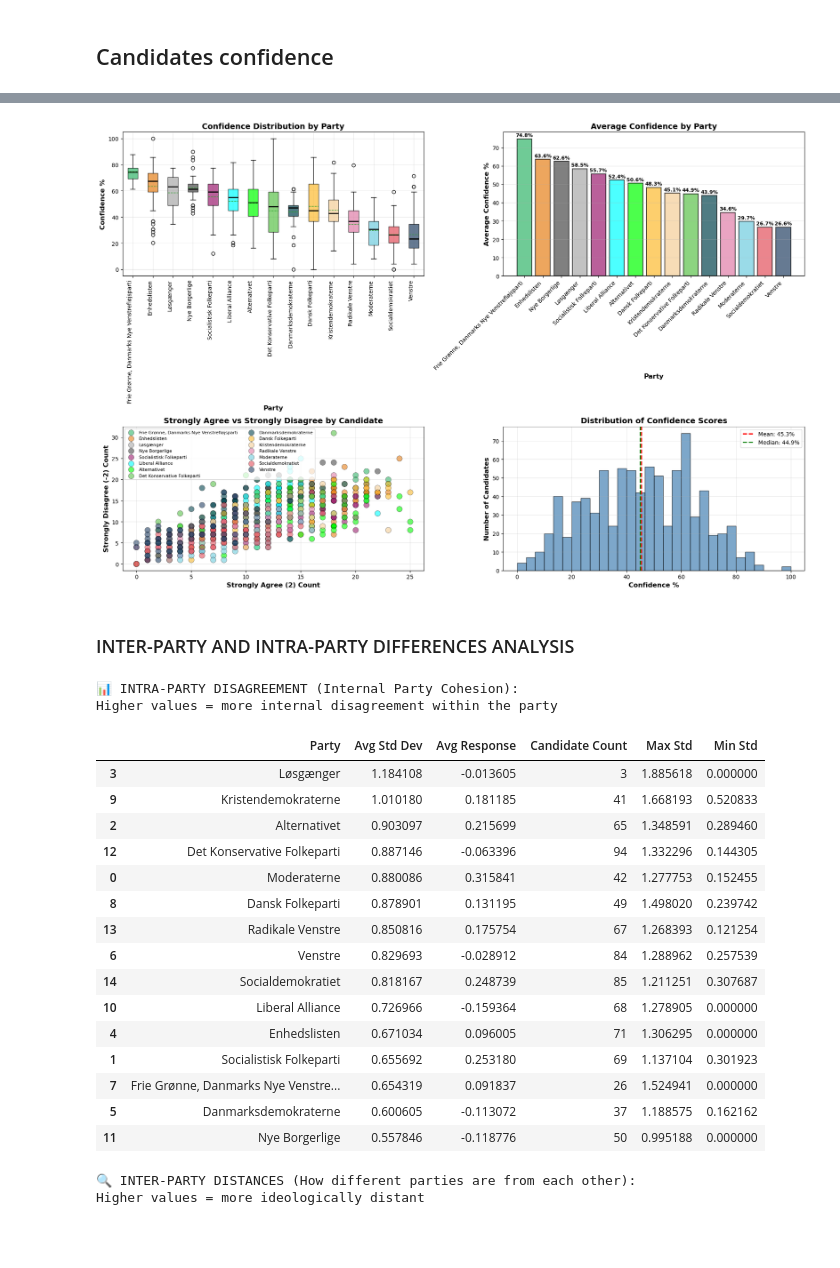
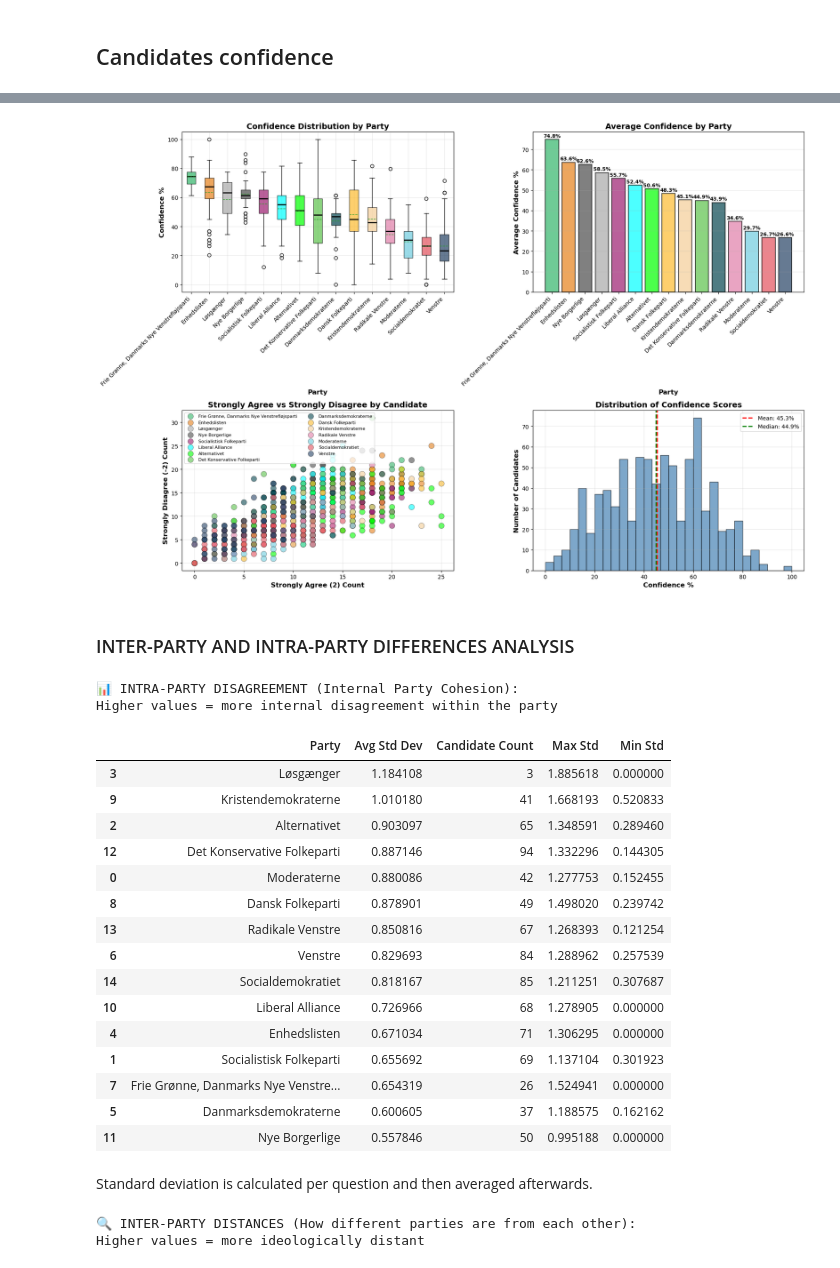
Before and after one commit to sergioqueber/assignment-3-mle-polski-team, a Jupyter notebook: 3. Candidate Test 2022 I.ipynb, the cells around one changed output, grey strips where cells are left out. Drawn from its saved outputs; the diff is of its cells as text; code cells hidden in the pictures; blank space fills up the shorter version.

```diff
--- a/3. Candidate Test 2022 I.ipynb
+++ b/3. Candidate Test 2022 I.ipynb
@@ -377,7 +377,7 @@ for idx, row in alldata_clean.iterrows():
     total_responses = len(responses)
 
     # Calculate confidence percentage
-    confidence_pct = (strong_opinions / total_responses) * 100
+    confidence_pct = ((strong_opinions / total_responses) * 100).round(2)
 
     # Also calculate breakdown
     strongly_agree = np.sum(responses == 2)
@@ -449,7 +449,7 @@ ax1.set_xlabel('Party', fontsize=12, fontweight='bold')
 ax1.set_ylabel('Confidence %', fontsize=12, fontweight='bold')
 ax1.set_title('Confidence Distribution by Party', fontsize=14, fontweight='bold')
 ax1.grid(True, alpha=0.3)
-plt.setp(ax1.xaxis.get_majorticklabels(), rotation=90, ha='right')
+plt.setp(ax1.xaxis.get_majorticklabels(), rotation=45, ha='right')
 
 ##
 ax2 = axes[0, 1]
@@ -471,34 +471,34 @@ for i, v in enumerate(party_conf_avg.values):
 ax3 = axes[1, 0]
 for party in party_order_conf:
     party_data = confidence_df[confidence_df['Party'] == party]
     ax3.scatter(party_data['Strongly Agree (2)'], party_data['Strongly Disagree (-2)'],
                 color=party_colors.get(party, '#808080'), alpha=0.6, s=100,
                 label=party, edgecolor='black', linewidth=0.5)
 
 ax3.set_xlabel('Strongly Agree (2) Count', fontsize=12, fontweight='bold')
 ax3.set_ylabel('Strongly Disagree (-2) Count', fontsize=12, fontweight='bold')
 ax3.set_title('Strongly Agree vs Strongly Disagree by Candidate', fontsize=14, fontweight='bold')
 ax3.legend(loc='best', ncol=2, fontsize=8)
 ax3.grid(True, alpha=0.3)
 
 ##
 ax4 = axes[1, 1]
 ax4.hist(confidence_df['Confidence %'], bins=30, color='steelblue', alpha=0.7, edgecolor='black')
 ax4.axvline(confidence_df['Confidence %'].mean(), color='red', linestyle='--',
             linewidth=2, label=f'Mean: {confidence_df["Confidence %"].mean():.1f}%')
 ax4.axvline(confidence_df['Confidence %'].median(), color='green', linestyle='--',
             linewidth=2, label=f'Median: {confidence_df["Confidence %"].median():.1f}%')
 
 ax4.set_xlabel('Confidence %', fontsize=12, fontweight='bold')
 ax4.set_ylabel('Number of Candidates', fontsize=12, fontweight='bold')
 ax4.set_title('Distribution of Confidence Scores', fontsize=14, fontweight='bold')
 ax4.legend()
 ax4.grid(True, alpha=0.3)
 
 plt.tight_layout()
 plt.show()
 # %% [output]
-[figure, old version]
+[figure, new version]
 # %% [markdown]
 ### INTER-PARTY AND INTRA-PARTY DIFFERENCES ANALYSIS
 # %%
@@ -520,7 +520,6 @@ for party in alldata_clean['parti'].unique():
     party_stats.append({
         'Party': party,
         'Avg Std Dev': avg_std,  # Higher = more internal disagreement
-        'Avg Response': avg_response,
         'Candidate Count': len(party_data),
         'Max Std': np.max(question_stds),
         'Min Std': np.min(question_stds)
@@ -535,22 +534,24 @@ display(party_disagreement_df)
 # %% [output]
 📊 INTRA-PARTY DISAGREEMENT (Internal Party Cohesion):
 Higher values = more internal disagreement within the party
-|  | Party | Avg Std Dev | Avg Response | Candidate Count | Max Std | Min Std |
-| 3 | Løsgænger | 1.184108 | -0.013605 | 3 | 1.885618 | 0.000000 |
-| 9 | Kristendemokraterne | 1.010180 | 0.181185 | 41 | 1.668193 | 0.520833 |
-| 2 | Alternativet | 0.903097 | 0.215699 | 65 | 1.348591 | 0.289460 |
-| 12 | Det Konservative Folkeparti | 0.887146 | -0.063396 | 94 | 1.332296 | 0.144305 |
-| 0 | Moderaterne | 0.880086 | 0.315841 | 42 | 1.277753 | 0.152455 |
-| 8 | Dansk Folkeparti | 0.878901 | 0.131195 | 49 | 1.498020 | 0.239742 |
-| 13 | Radikale Venstre | 0.850816 | 0.175754 | 67 | 1.268393 | 0.121254 |
-| 6 | Venstre | 0.829693 | -0.028912 | 84 | 1.288962 | 0.257539 |
-| 14 | Socialdemokratiet | 0.818167 | 0.248739 | 85 | 1.211251 | 0.307687 |
-| 10 | Liberal Alliance | 0.726966 | -0.159364 | 68 | 1.278905 | 0.000000 |
-| 4 | Enhedslisten | 0.671034 | 0.096005 | 71 | 1.306295 | 0.000000 |
-| 1 | Socialistisk Folkeparti | 0.655692 | 0.253180 | 69 | 1.137104 | 0.301923 |
-| 7 | Frie Grønne, Danmarks Nye Venstre... | 0.654319 | 0.091837 | 26 | 1.524941 | 0.000000 |
-| 5 | Danmarksdemokraterne | 0.600605 | -0.113072 | 37 | 1.188575 | 0.162162 |
-| 11 | Nye Borgerlige | 0.557846 | -0.118776 | 50 | 0.995188 | 0.000000 |
+|  | Party | Avg Std Dev | Candidate Count | Max Std | Min Std |
+| 3 | Løsgænger | 1.184108 | 3 | 1.885618 | 0.000000 |
+| 9 | Kristendemokraterne | 1.010180 | 41 | 1.668193 | 0.520833 |
+| 2 | Alternativet | 0.903097 | 65 | 1.348591 | 0.289460 |
+| 12 | Det Konservative Folkeparti | 0.887146 | 94 | 1.332296 | 0.144305 |
+| 0 | Moderaterne | 0.880086 | 42 | 1.277753 | 0.152455 |
+| 8 | Dansk Folkeparti | 0.878901 | 49 | 1.498020 | 0.239742 |
+| 13 | Radikale Venstre | 0.850816 | 67 | 1.268393 | 0.121254 |
+| 6 | Venstre | 0.829693 | 84 | 1.288962 | 0.257539 |
+| 14 | Socialdemokratiet | 0.818167 | 85 | 1.211251 | 0.307687 |
+| 10 | Liberal Alliance | 0.726966 | 68 | 1.278905 | 0.000000 |
+| 4 | Enhedslisten | 0.671034 | 71 | 1.306295 | 0.000000 |
+| 1 | Socialistisk Folkeparti | 0.655692 | 69 | 1.137104 | 0.301923 |
+| 7 | Frie Grønne, Danmarks Nye Venstre... | 0.654319 | 26 | 1.524941 | 0.000000 |
+| 5 | Danmarksdemokraterne | 0.600605 | 37 | 1.188575 | 0.162162 |
+| 11 | Nye Borgerlige | 0.557846 | 50 | 0.995188 | 0.000000 |
+# %% [markdown]
+Standard deviation is calculated per question and then averaged afterwards.
 # %%
 from scipy.spatial.distance import pdist, squareform
 
```
Also changed, not shown: parts of 2 cells of this notebook.
